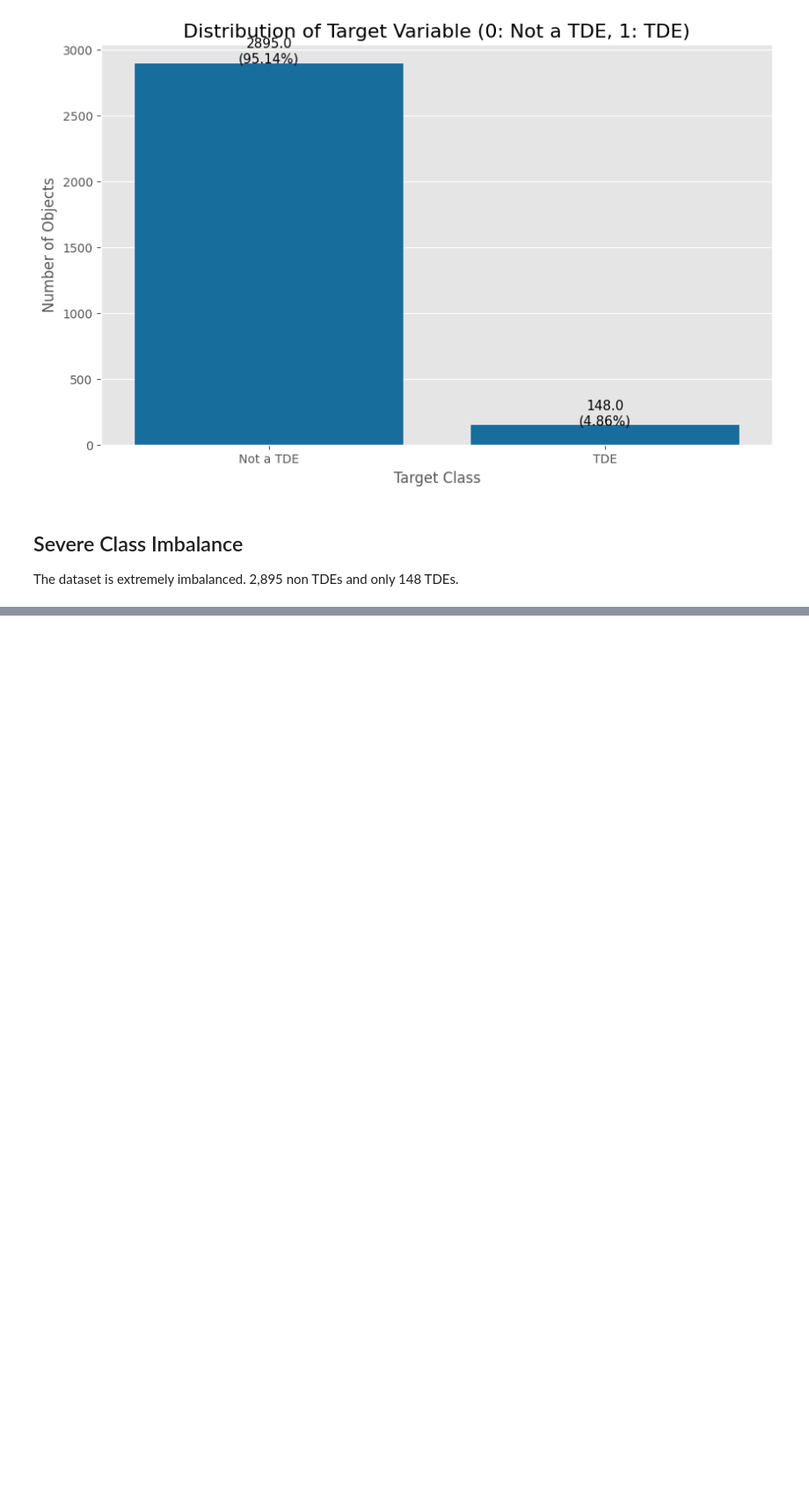
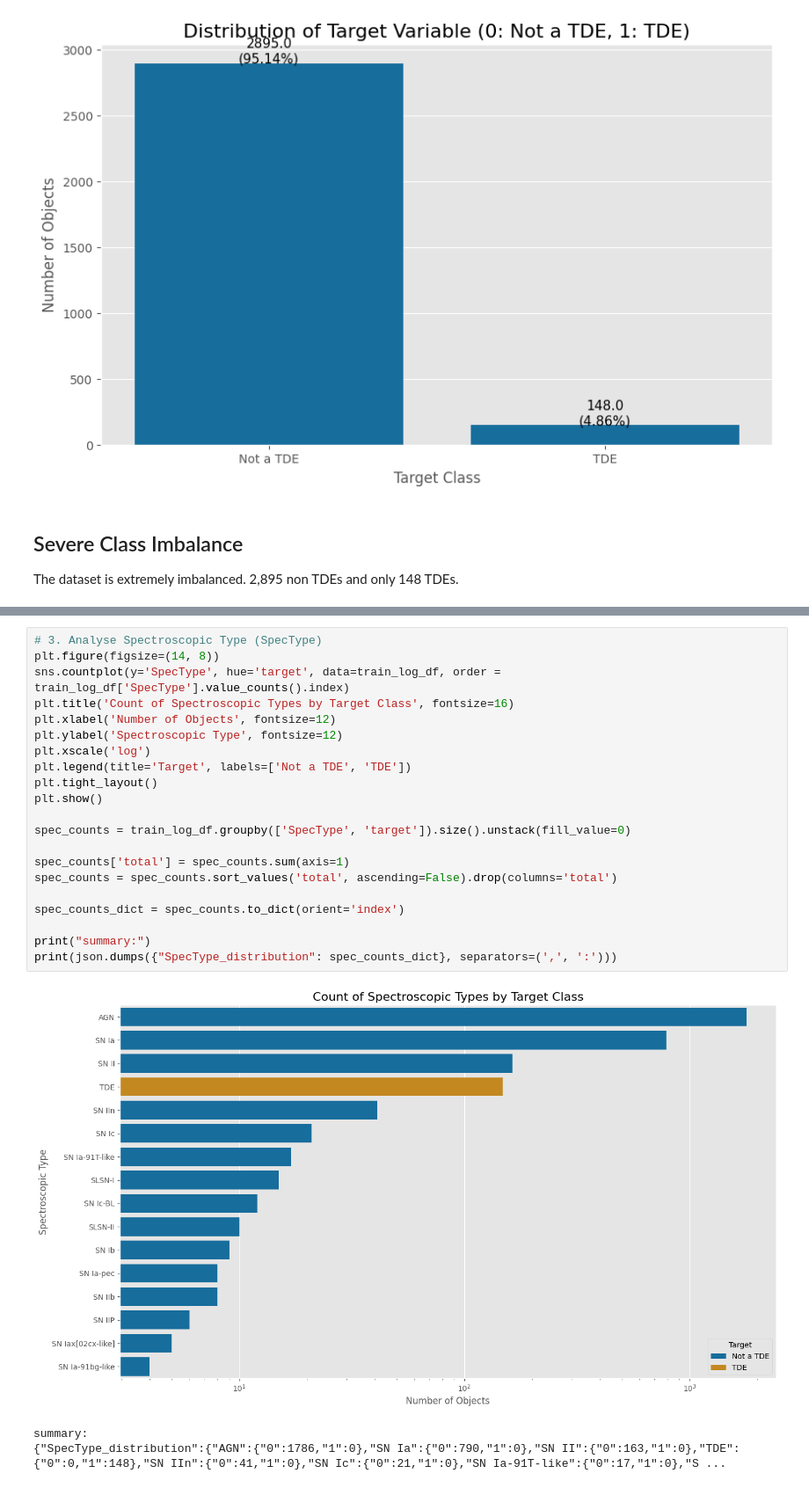
Before and after one commit to BhargavKumarNath/MALLORN-Astronomical-Classification-Challenge, a Jupyter notebook: notebooks/01_initial_exploration.ipynb, the cells around one changed output, grey strips where cells are left out. Shown: that part at 88% size. Drawn from its saved outputs; the diff is of its cells as text; blank space fills up the shorter version.

```diff
--- a/notebooks/01_initial_exploration.ipynb
+++ b/notebooks/01_initial_exploration.ipynb
@@ -87,0 +168,25 @@ The dataset is extremely imbalanced. 2,895 non TDEs and only 148 TDEs.
+# %%
+# 3. Analyse Spectroscopic Type (SpecType)
+plt.figure(figsize=(14, 8))
+sns.countplot(y='SpecType', hue='target', data=train_log_df, order = train_log_df['SpecType'].value_counts().index)
+plt.title('Count of Spectroscopic Types by Target Class', fontsize=16)
+plt.xlabel('Number of Objects', fontsize=12)
+plt.ylabel('Spectroscopic Type', fontsize=12)
+plt.xscale('log')
+plt.legend(title='Target', labels=['Not a TDE', 'TDE'])
+plt.tight_layout()
+plt.show()
+
+spec_counts = train_log_df.groupby(['SpecType', 'target']).size().unstack(fill_value=0)
+
+spec_counts['total'] = spec_counts.sum(axis=1)
+spec_counts = spec_counts.sort_values('total', ascending=False).drop(columns='total')
+
+spec_counts_dict = spec_counts.to_dict(orient='index')
+
+print("summary:")
+print(json.dumps({"SpecType_distribution": spec_counts_dict}, separators=(',', ':')))
+# %% [output]
+[figure, added]
+summary:
+{"SpecType_distribution":{"AGN":{"0":1786,"1":0},"SN Ia":{"0":790,"1":0},"SN II":{"0":163,"1":0},"TDE":{"0":0,"1":148},"SN IIn":{"0":41,"1":0},"SN Ic":{"0":21,"1":0},"SN Ia-91T-like":{"0":17,"1":0},"S ...
```
Also changed, not shown: parts of 5 cells of this notebook.
